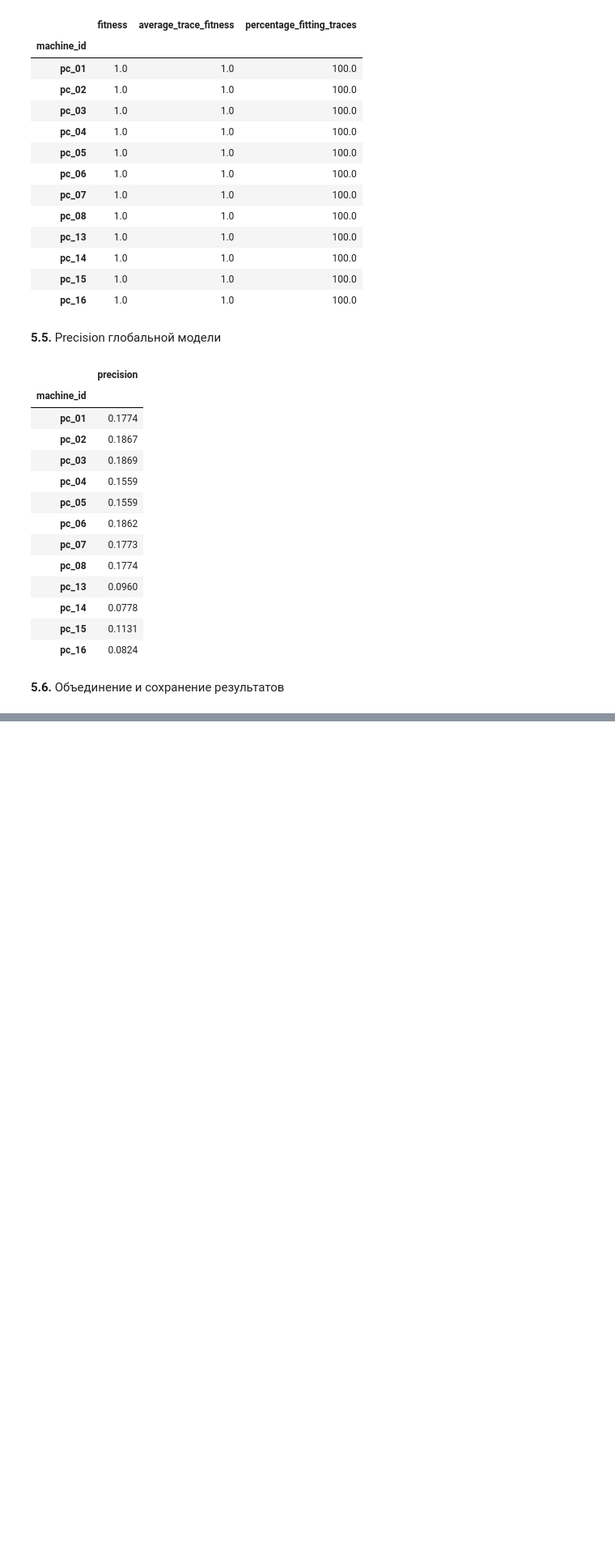
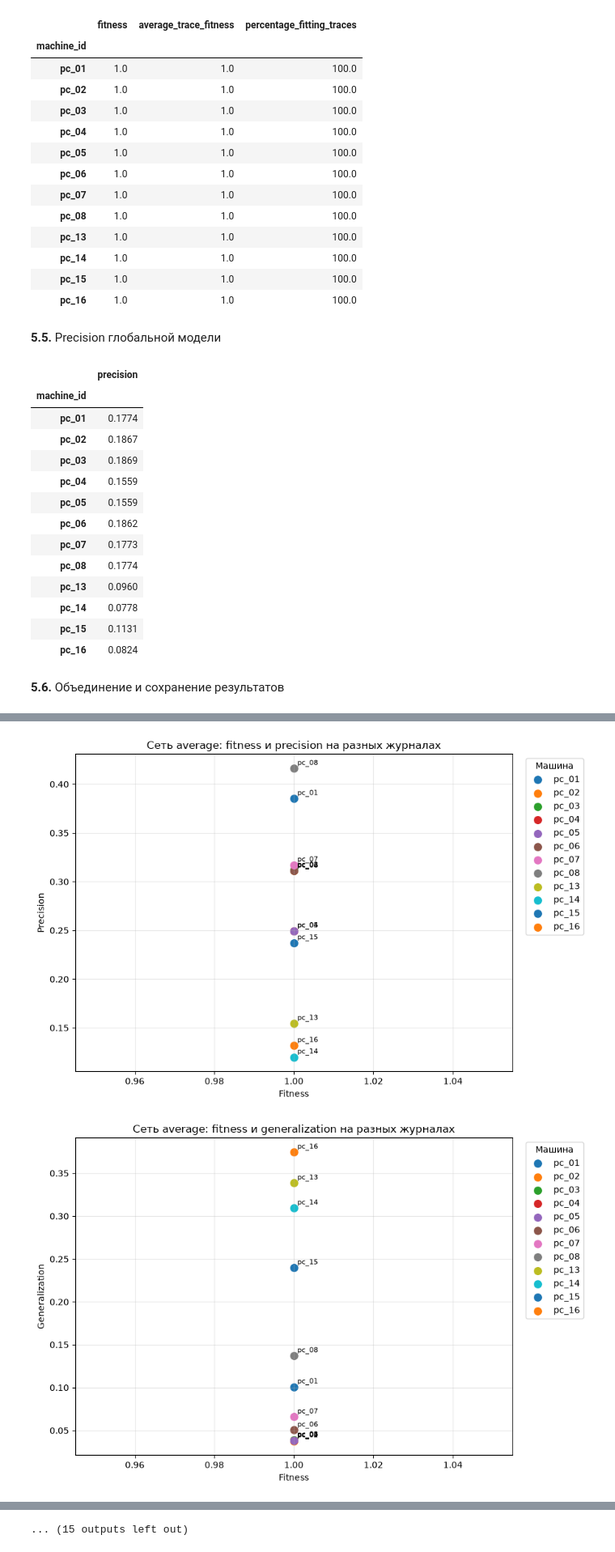
Before and after one commit to iuliivasilev/SurvivalProcessMining, a Jupyter notebook: Reliability_Sudeikina/04_component_schemes.ipynb, the cells around one changed output, grey strips where cells are left out. Shown at 81% size. Cells and saved outputs as stored; diff of their text form; code cells hidden in the pictures; blank space fills up the shorter version.

```diff
--- a/Reliability_Sudeikina/04_component_schemes.ipynb
+++ b/Reliability_Sudeikina/04_component_schemes.ipynb
@@ -480,0 +615,77 @@ print(f"Таблицы сохранены в: {results_dir}")
+# %%
+cross_results_dir = ROOT / "results" / "cross_model_evaluation" / COMPONENT
+cross_results_dir.mkdir(parents=True, exist_ok=True)
+
+cross_metrics.to_csv(
+    cross_results_dir / "cross_metrics.csv",
+    index=False
+)
+
+import matplotlib.pyplot as plt
+
+for model_id, group in cross_metrics.groupby("model_id"):
+    # Fitness vs Precision
+    if group["precision"].notna().any():
+        fig, ax = plt.subplots(figsize=(9, 6))
+        for _, row in group.iterrows():
+            ax.scatter(
+                row["fitness"],
+                row["precision"],
+                s=70,
+                label=row["log_machine"]
+            )
+            ax.annotate(
+                row["log_machine"],
+                (row["fitness"], row["precision"]),
+                xytext=(4, 4),
+                textcoords="offset points",
+                fontsize=8
+            )
+        ax.set_xlabel("Fitness")
+        ax.set_ylabel("Precision")
+        ax.set_title(f"Сеть {model_id}: fitness и precision на разных журналах")
+        ax.legend(title="Машина", bbox_to_anchor=(1.02, 1), loc="upper left")
+        ax.grid(True, alpha=0.3)
+        fig.tight_layout()
+        fig.savefig(
+            cross_results_dir / f"{model_id}_fitness_precision.png",
+            dpi=160,
+            bbox_inches="tight"
+        )
+        plt.show()
+        plt.close(fig)
+
+    # Fitness vs Generalization
+    fig, ax = plt.subplots(figsize=(9, 6))
+    for _, row in group.iterrows():
+        ax.scatter(
+            row["fitness"],
+            row["generalization"],
+            s=70,
+            label=row["log_machine"]
+        )
+        ax.annotate(
+            row["log_machine"],
+            (row["fitness"], row["generalization"]),
+            xytext=(4, 4),
+            textcoords="offset points",
+            fontsize=8
+        )
+    ax.set_xlabel("Fitness")
+    ax.set_ylabel("Generalization")
+    ax.set_title(f"Сеть {model_id}: fitness и generalization на разных журналах")
+    ax.legend(title="Машина", bbox_to_anchor=(1.02, 1), loc="upper left")
+    ax.grid(True, alpha=0.3)
+    fig.tight_layout()
+    fig.savefig(
+        cross_results_dir / f"{model_id}_fitness_generalization.png",
+        dpi=160,
+        bbox_inches="tight"
+    )
+    plt.show()
+    plt.close(fig)
+
+print("Результаты сохранены в:", cross_results_dir)
+# %% [output]
+[figure, added]
+[figure, added]
@@ -480,0 +702 @@ print(f"Таблицы сохранены в: {results_dir}")
+... (15 outputs left out)
```
Also changed, not shown: parts of 13 cells of this notebook, 2 other files.
